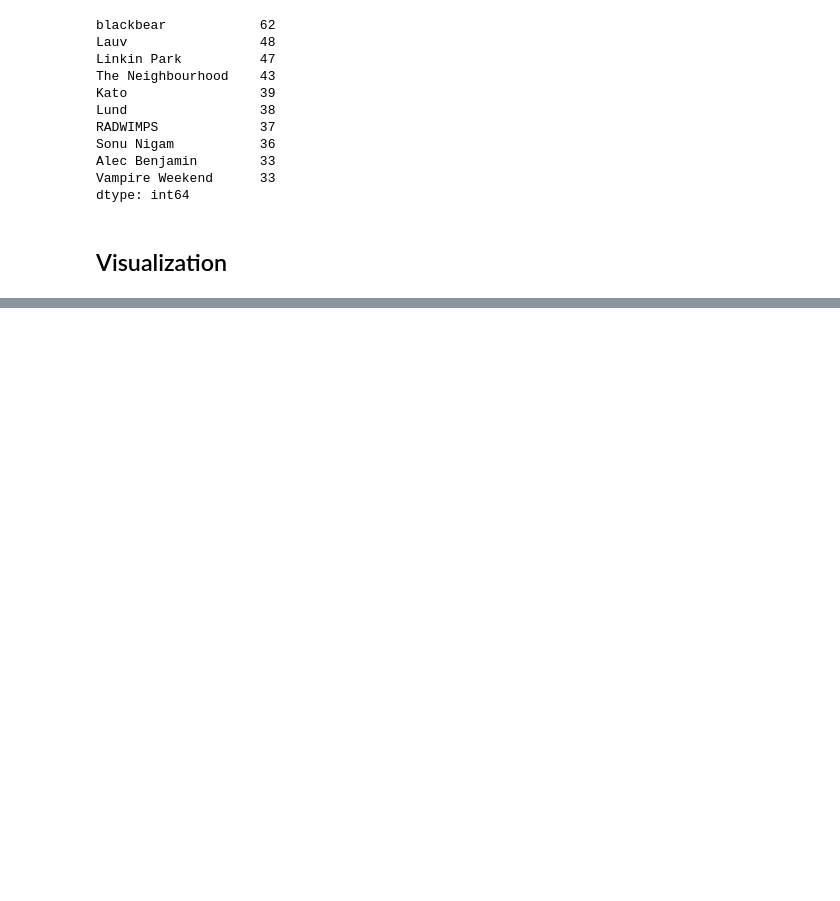
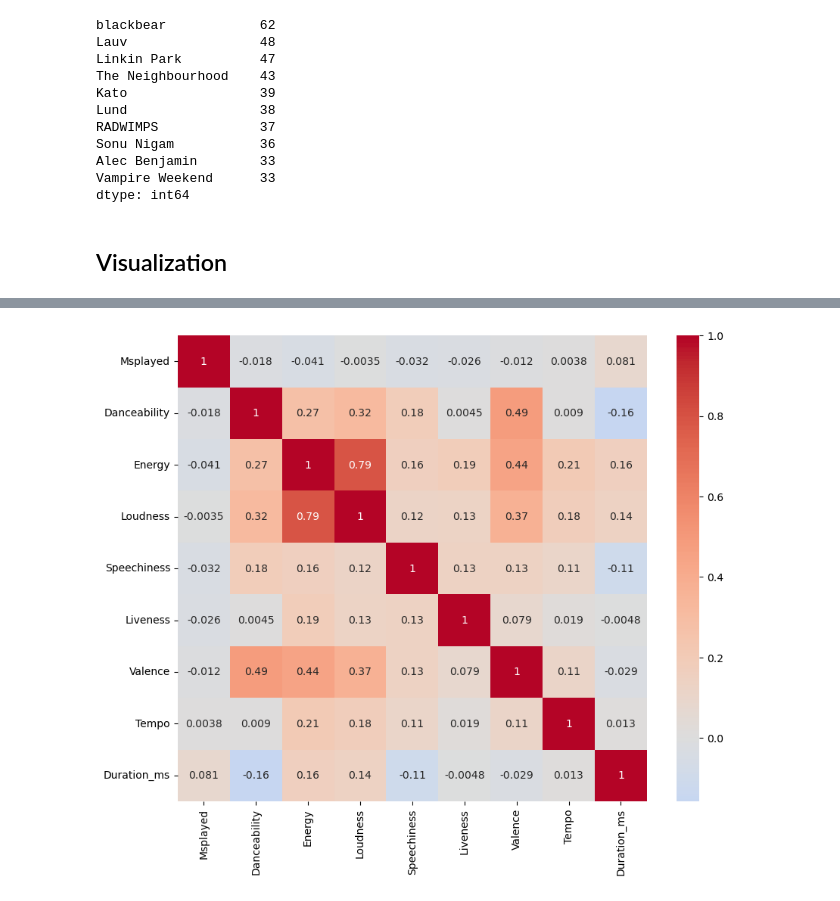
Before and after one commit to George-Mbugua/Music-Analysis, a Jupyter notebook: Music-Analysis.ipynb, the cells around one changed output, grey strips where cells are left out. Cells and saved outputs as stored; diff of their text form; code cells hidden in the pictures; blank space fills up the shorter version.

```diff
--- a/Music-Analysis.ipynb
+++ b/Music-Analysis.ipynb
@@ -314,0 +326,9 @@ dtype: int64
+# %%
+columns = ['Artistname', 'Genre', 'Msplayed', 'Danceability', 'Energy', 'Loudness', 'Speechiness', 'Liveness', 'Valence', 'Tempo', 'Duration_ms']
+# %%
+correlation_matrix = music[columns].corr()
+plt.figure(figsize=(10, 8))
+sns.heatmap(correlation_matrix, annot=True, cmap="coolwarm", center=0)
+plt.show()
+# %% [output]
+[figure, added]
```
Also changed, not shown: parts of 3 cells of this notebook.
